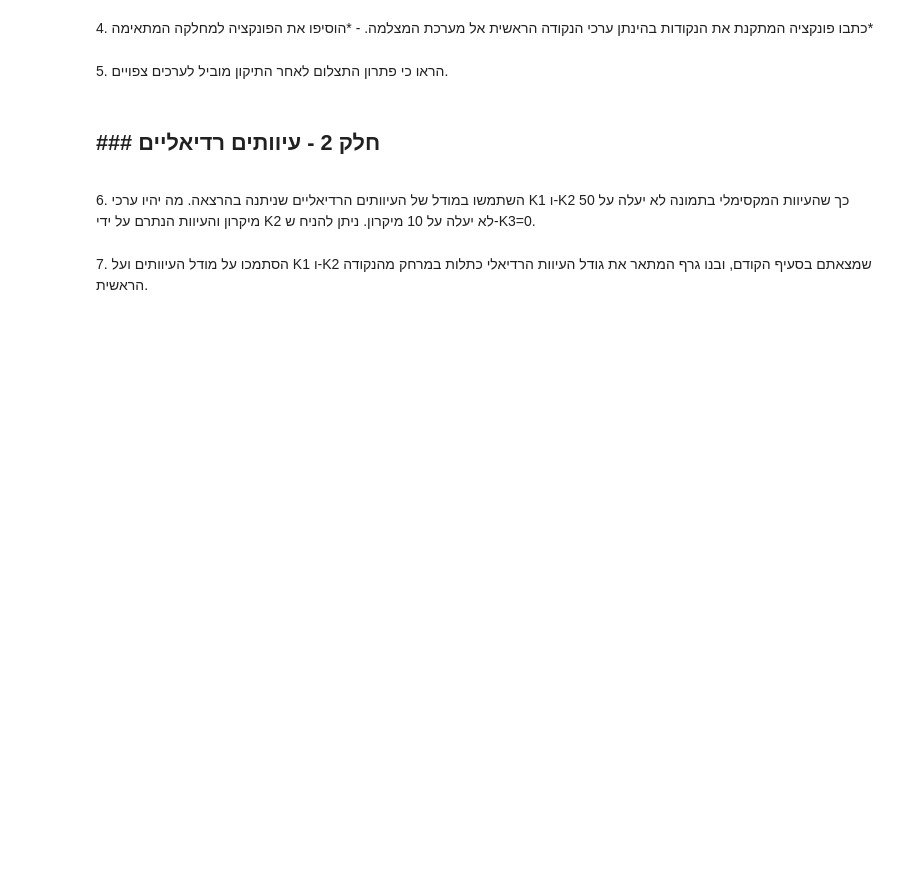
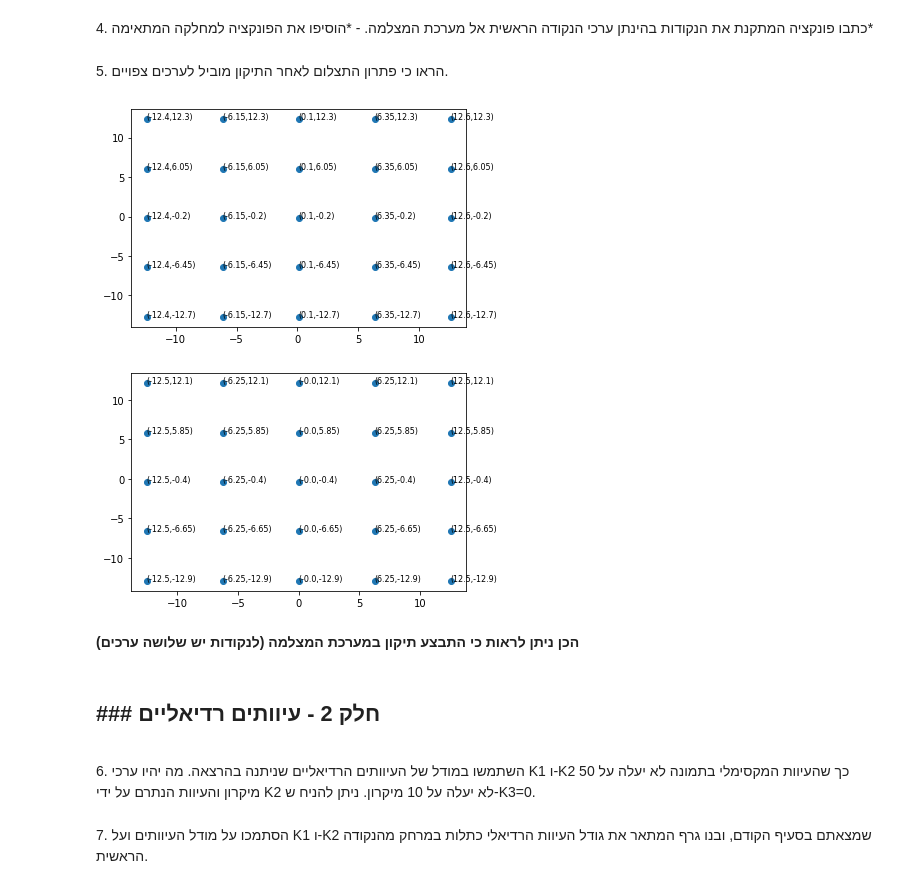
Before and after one commit to WOKNz/Photogrammetry2_LAB3, a Jupyter notebook: Lab3_CameraCalibratoin1.ipynb, the cells around one changed output. Saved outputs shown, nothing was run; the diff lists cells and outputs as text; code cells hidden in the pictures; blank space fills up the shorter version.

```diff
--- a/Lab3_CameraCalibratoin1.ipynb
+++ b/Lab3_CameraCalibratoin1.ipynb
@@ -28,9 +75,37 @@
 <div style="direction:rtl">
 4.	כתבו פונקציה המתקנת את הנקודות בהינתן ערכי הנקודה הראשית אל מערכת המצלמה.
       - *הוסיפו את הפונקציה למחלקה המתאימה*
+# %%
+y_v = y_img.reshape((y_img.shape[0]*y_img_o.shape[1],1)) # turning into vector
+x_v = x_img.reshape((x_img.shape[0]*x_img_o.shape[1],1)) # turning into vector
+principal_point = np.array([0.1,0.2])
+camera_points = np.concatenate((x_v-sensor_size/2,-1*(y_v-sensor_size/2),f*np.ones((len(x_v),1))),axis=1)
+
+
+def CorrectionToPrincipalPoint(camera_points):
+    camera_points[:,0] = camera_points[:,0]-principal_point[0]
+    camera_points[:,1] = camera_points[:,1]-principal_point[1]
+    return camera_points
 # %% [markdown]
 <div style="direction:rtl">
 5.	הראו כי פתרון התצלום לאחר התיקון מוביל לערכים צפויים.
+# %%
+fig3, ax3 = plt.subplots()
+plotgrid(camera_points[:,0].reshape((n,n)), \
+         camera_points[:,1].reshape((n,n)), ax3)
+
+camera_points_ppa_fixed = CorrectionToPrincipalPoint(camera_points)
+
+fig4, ax4 = plt.subplots()
+plotgrid(camera_points_ppa_fixed[:,0].reshape((n,n)), \
+         camera_points_ppa_fixed[:,1].reshape((n,n)), ax4)
+# %% [output]
+[figure, added]
+[figure, added]
+# %% [markdown]
+<div style="direction:rtl"><b>
+הכן ניתן לראות כי התבצע תיקון במערכת המצלמה
+(לנקודות יש שלושה ערכים)
 # %% [markdown]
 <div style="direction:rtl"><h2>
 ### חלק 2 - עיוותים רדיאליים
```
Also changed, not shown: parts of 6 cells of this notebook, 1 other file.
